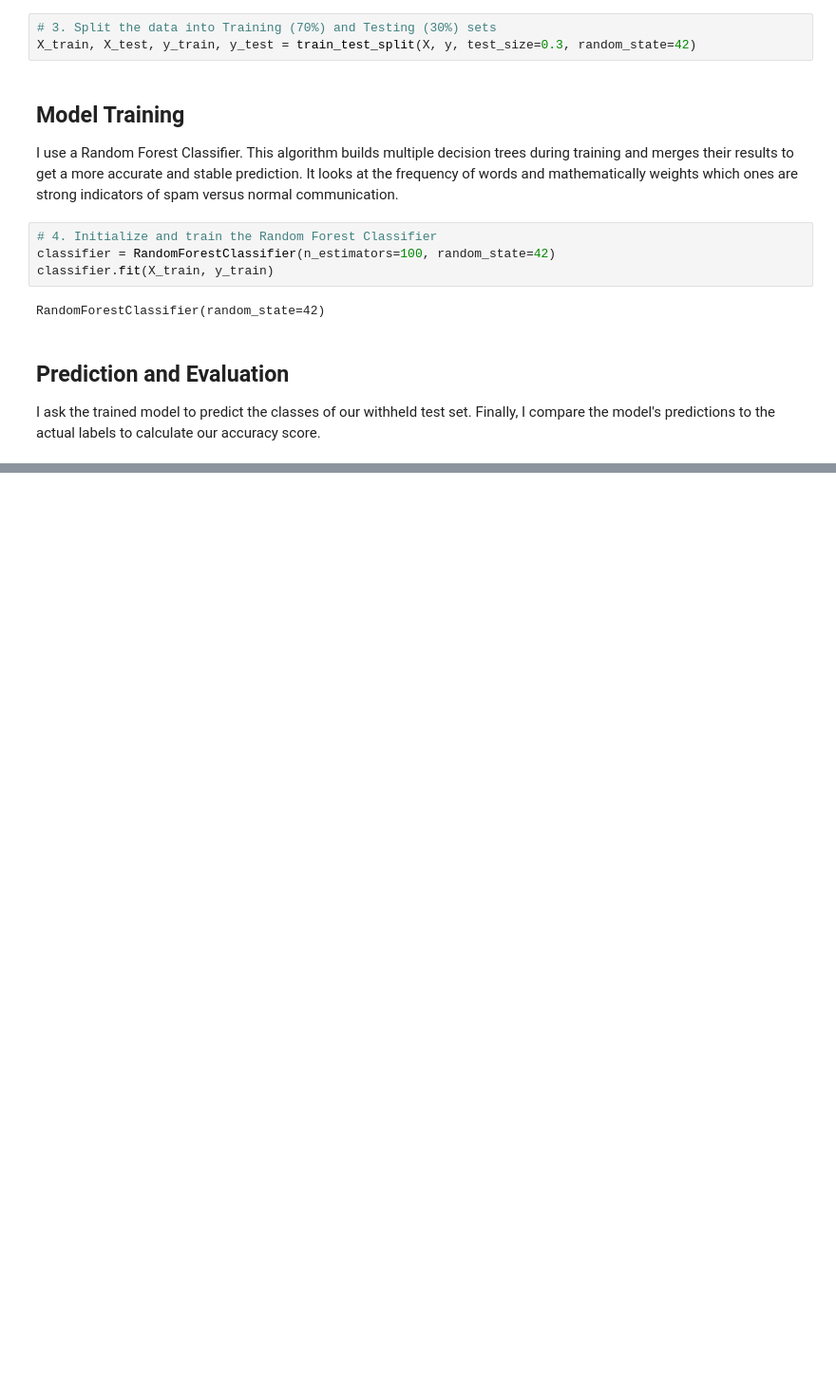
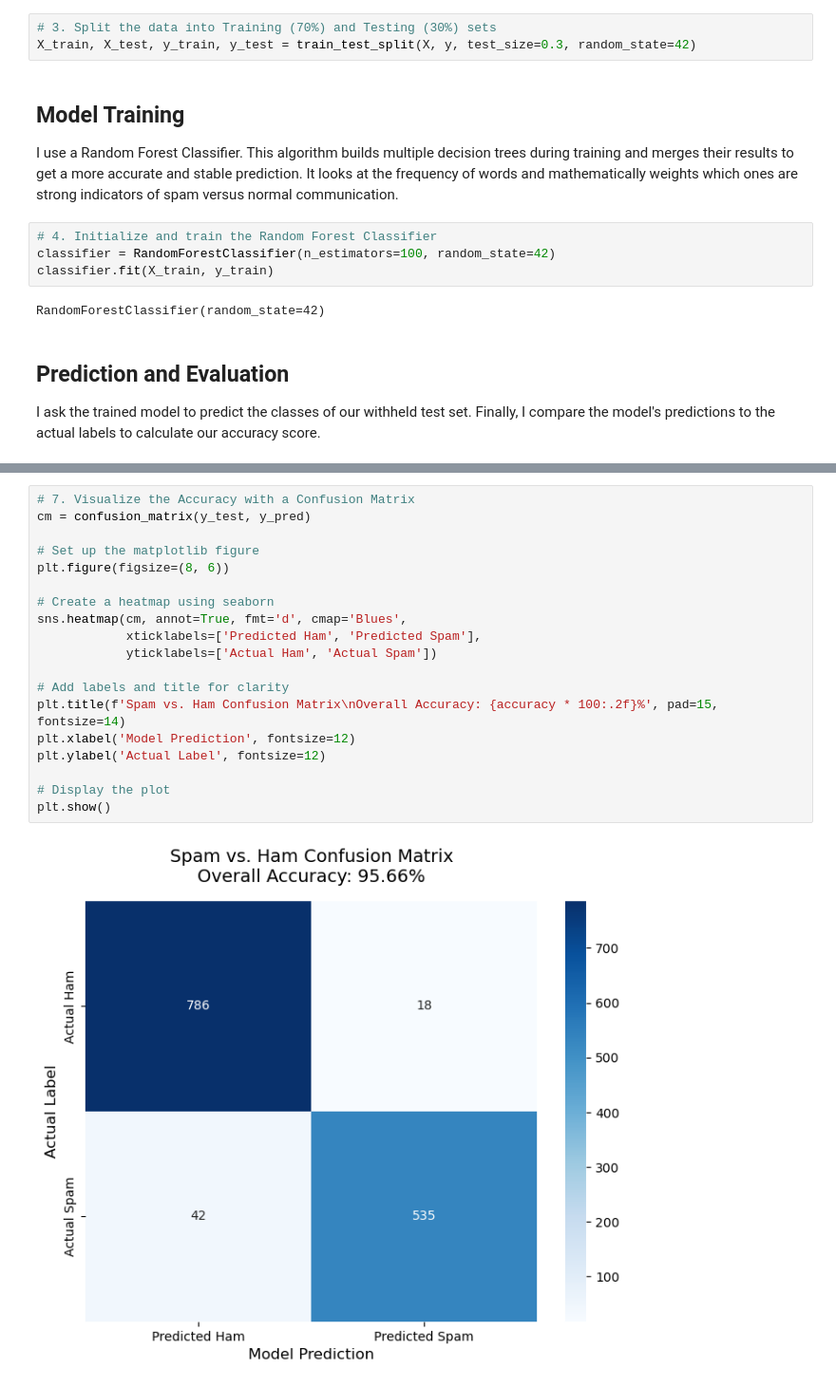
Before and after one commit to DRA-SPS27/DATA-620---Week-5, a Jupyter notebook: Denise Atherley - DATA 620-Week Five - Part 2 - Assignment _Document Classification .ipynb, the cells around one changed output, grey strips where cells are left out. Shown at 95% size. Drawn from its saved outputs; the diff is of its cells as text; blank space fills up the shorter version.

Commit message:
Updated visual

```diff
--- a/Denise Atherley - DATA 620-Week Five - Part 2 - Assignment _Document Classification .ipynb
+++ b/Denise Atherley - DATA 620-Week Five - Part 2 - Assignment _Document Classification .ipynb
@@ -65,0 +80,21 @@ weighted avg       0.96      0.96      0.96      1381
+# %%
+# 7. Visualize the Accuracy with a Confusion Matrix
+cm = confusion_matrix(y_test, y_pred)
+
+# Set up the matplotlib figure
+plt.figure(figsize=(8, 6))
+
+# Create a heatmap using seaborn
+sns.heatmap(cm, annot=True, fmt='d', cmap='Blues',
+            xticklabels=['Predicted Ham', 'Predicted Spam'],
+            yticklabels=['Actual Ham', 'Actual Spam'])
+
+# Add labels and title for clarity
+plt.title(f'Spam vs. Ham Confusion Matrix\nOverall Accuracy: {accuracy * 100:.2f}%', pad=15, fontsize=14)
+plt.xlabel('Model Prediction', fontsize=12)
+plt.ylabel('Actual Label', fontsize=12)
+
+# Display the plot
+plt.show()
+# %% [output]
+[figure, added]
```
Also changed, not shown: parts of 4 cells of this notebook.
